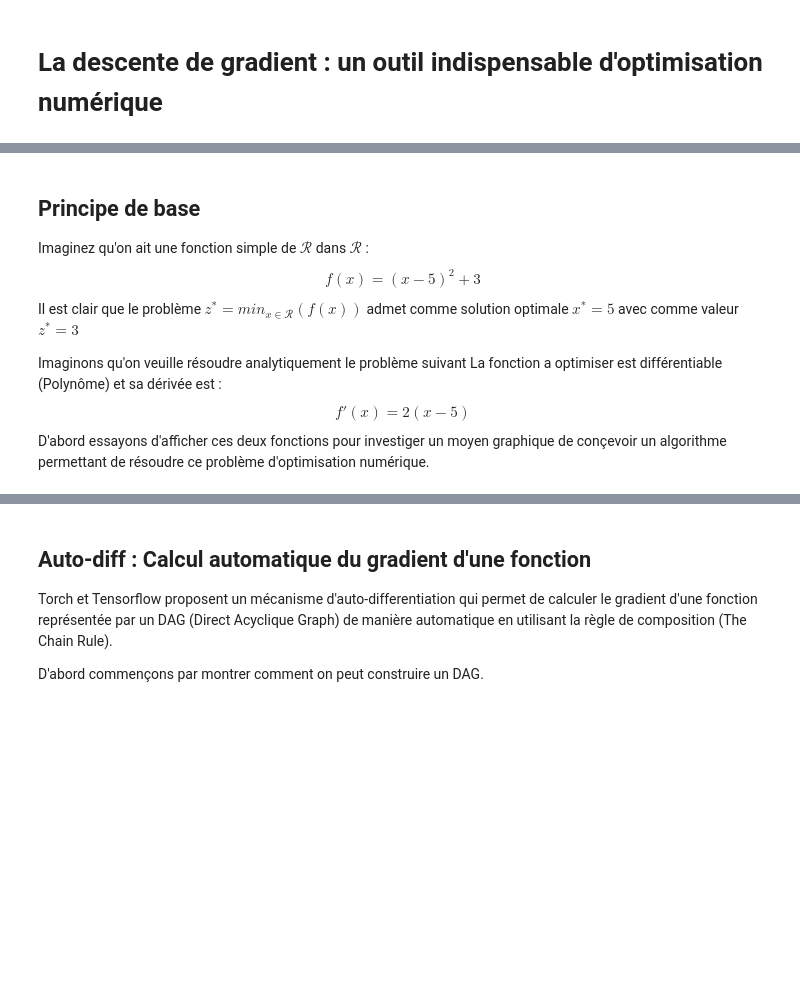
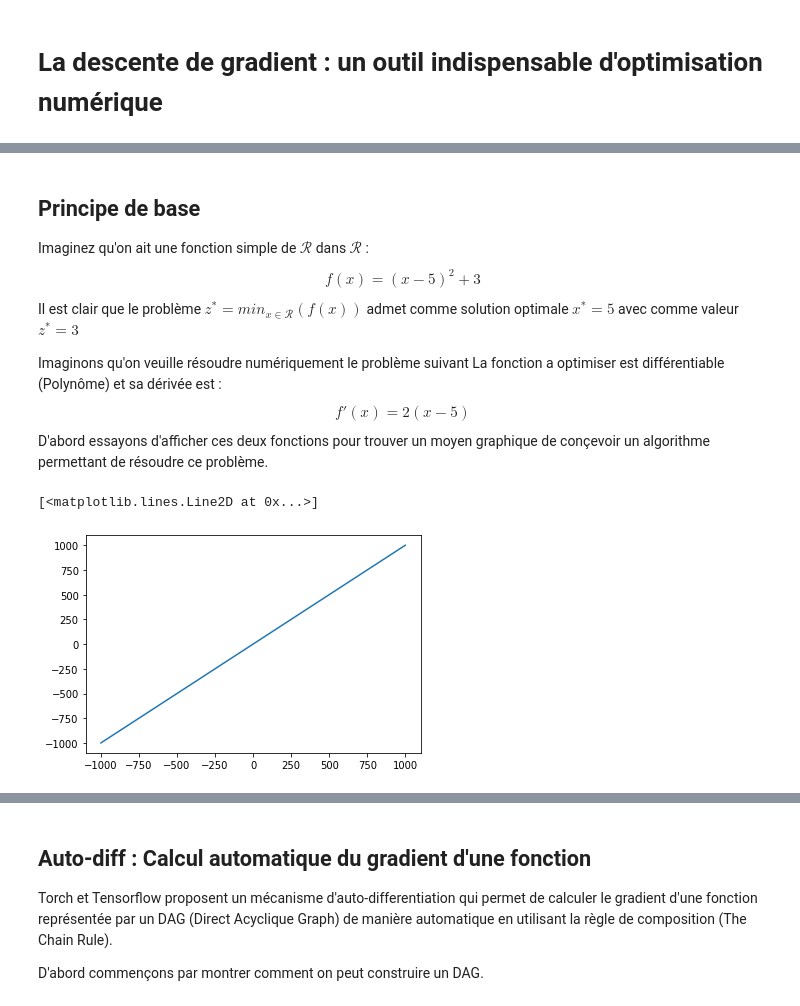
Before and after one commit to ouaguenouni/MCNN_Training, a Jupyter notebook: Séance_0_Prérequis_en_Algèbre_et_en_Optimisation.ipynb, the cells around one changed output, grey strips where cells are left out. Cells and saved outputs as stored; diff of their text form; code cells hidden in the pictures; blank space fills up the shorter version.

```diff
--- a/Séance_0_Prérequis_en_Algèbre_et_en_Optimisation.ipynb
+++ b/Séance_0_Prérequis_en_Algèbre_et_en_Optimisation.ipynb
@@ -8,10 +13,21 @@ Imaginez qu'on ait une fonction simple de $\mathcal{R}$ dans $\mathcal{R}$ :
 $$f(x) = (x-5)^2 + 3$$
 Il est clair que le problème $z^* = min_{x \in \mathcal{R}}(f(x))$ admet comme solution optimale $x^*=5$ avec comme valeur $z^* =3$
 
-Imaginons qu'on veuille résoudre analytiquement le problème suivant
+Imaginons qu'on veuille résoudre numériquement le problème suivant
 La fonction a optimiser est différentiable (Polynôme) et sa dérivée est :
 $$f'(x) = 2(x-5)$$
-D'abord essayons d'afficher ces deux fonctions pour investiger un moyen graphique de conçevoir un algorithme permettant de résoudre ce problème d'optimisation numérique.
+D'abord essayons d'afficher ces deux fonctions pour trouver un moyen graphique de conçevoir un algorithme permettant de résoudre ce problème.
+# %%
+import matplotlib.pyplot as plt
+import numpy as np
+
+X = np.linspace(-1000,1000,1000)
+Y = f(X)
+
+plt.plot(X,Y)
+# %% [output]
+[<matplotlib.lines.Line2D at 0x...>]
+[figure, added]
 # %%
 import matplotlib.pyplot as plt
 import numpy as np
```
Also changed, not shown: parts of 35 cells of this notebook.
